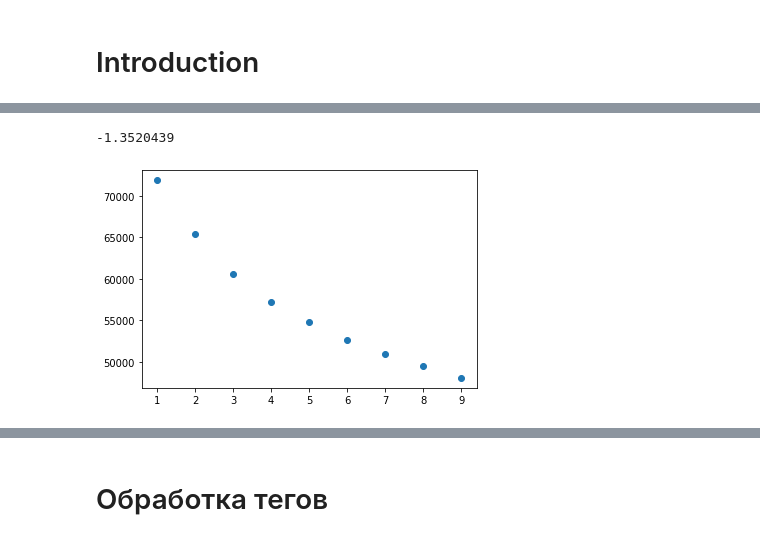
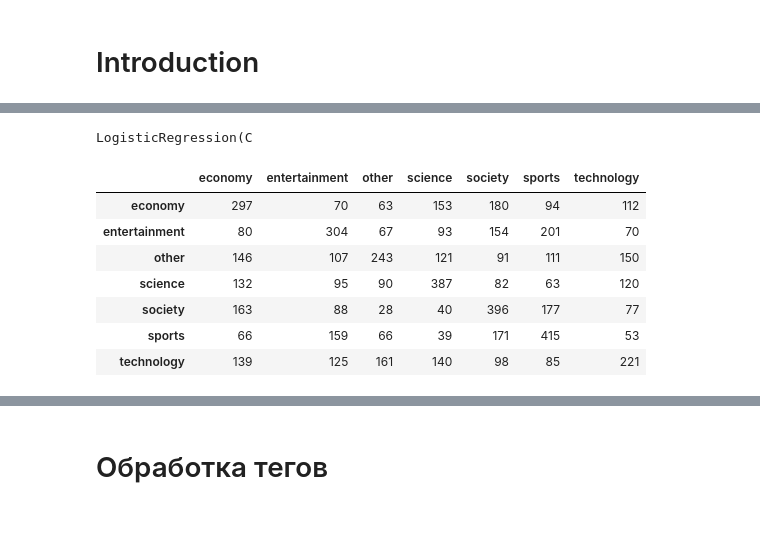
Before and after one commit to andreytsimbalov/Diplom, a Jupyter notebook: Classifier_news.ipynb, the cells around one changed output, grey strips where cells are left out. Saved outputs shown, nothing was run; the diff lists cells and outputs as text; code cells hidden in the pictures.

```diff
--- a/Classifier_news.ipynb
+++ b/Classifier_news.ipynb
@@ -445,0 +390,7 @@ main_tags_dict
+# %%
+path = 'models/navec_hudlit_v1_12B_500K_300d_100q.tar'  # 51MB
+navec = Navec.load(md + path)  # ~1 sec, ~100MB RAM
+# %%
+tfidf = pickle.load(open(md+"models/tfidf_lemm.pickle", "rb"))
+tfidf_words = tfidf.get_feature_names()
+tfidf_dict = dict(zip(tfidf_words, tfidf.idf_))
@@ -445,0 +404,22 @@ main_tags_dict
+# %%
+def word_embedding_glove_with_tfidf(text):
+  # векторизация слов в тексте с tfidf
+  word_embedd = []
+  nav_emb = NavecEmbedding(navec)
+  for text_i in tqdm(text):
+    we = np.zeros(len(nav_emb(torch.tensor(0))))
+    count = 0
+    for word in text_i.split():
+      try:
+        tfidf_koeff = tfidf_dict[word]
+        word_tensor_vec = nav_emb(torch.tensor(navec.vocab[word]))
+        we += np.array(word_tensor_vec) * tfidf_koeff
+        count+=1
+      except:
+        pass
+    if count!=0:
+      we = we / count
+    word_embedd.extend([we])
+  return word_embedd
+
+x_test_data = word_embedding_glove_with_tfidf(X_train_text[:100])
@@ -445,0 +432,3 @@ main_tags_dict
+# %%
+X_train = word_embedding_glove_with_tfidf(X_train_text)
+X_test = word_embedding_glove_with_tfidf(X_test_text)
@@ -955,8 +491,15 @@ plt.show()
-# %%
-fff.min()
-# %% [output]
--1.3520439
-# %%
-show_elbow_plot(ft,vocab_f)
-# %% [output]
-[figure, removed]
+# %%
+print(str(clf)[:20])
+a = np.array(main_tags_list)
+b = metrics.confusion_matrix(y_test,clf.predict(X_test))
+pd.DataFrame(data=b,index = a,columns=a)
+# %% [output]
+LogisticRegression(C
+|  | economy | entertainment | other | science | society | sports | technology |
+| economy | 297 | 70 | 63 | 153 | 180 | 94 | 112 |
+| entertainment | 80 | 304 | 67 | 93 | 154 | 201 | 70 |
+| other | 146 | 107 | 243 | 121 | 91 | 111 | 150 |
+| science | 132 | 95 | 90 | 387 | 82 | 63 | 120 |
+| society | 163 | 88 | 28 | 40 | 396 | 177 | 77 |
+| sports | 66 | 159 | 66 | 39 | 171 | 415 | 53 |
+| technology | 139 | 125 | 161 | 140 | 98 | 85 | 221 |
```
Also changed, not shown: parts of 349 cells of this notebook.
